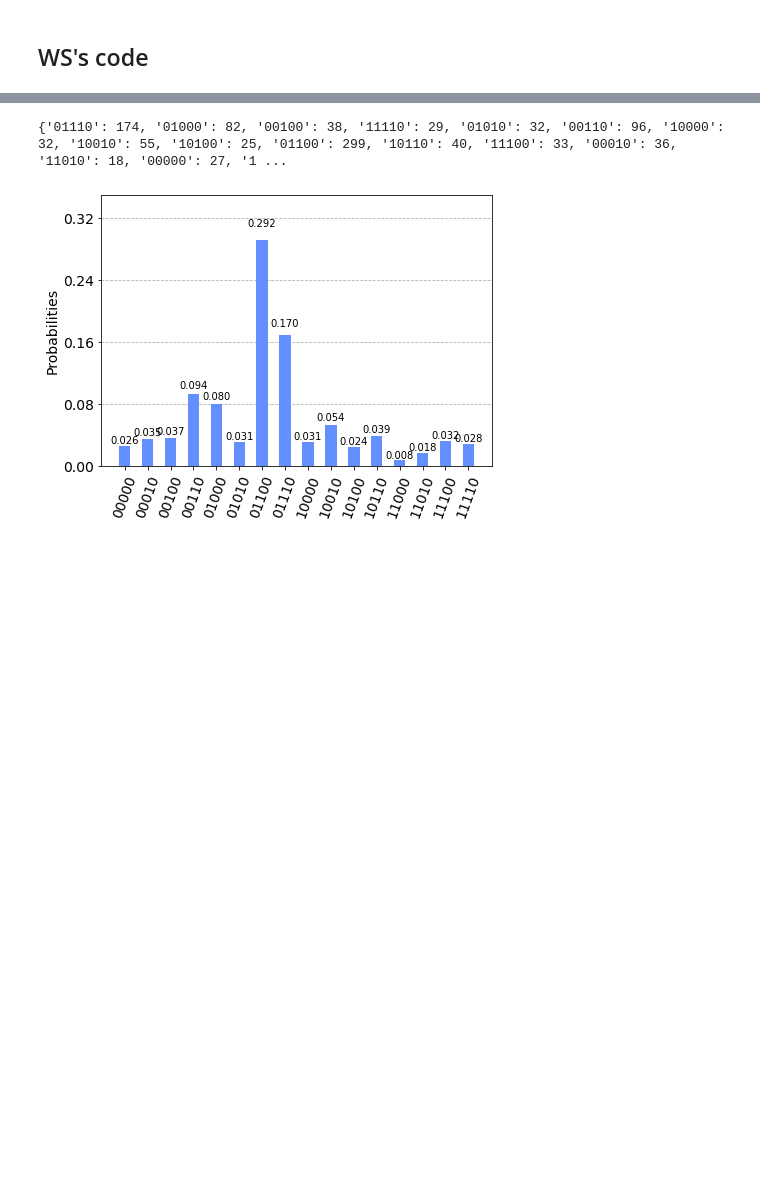
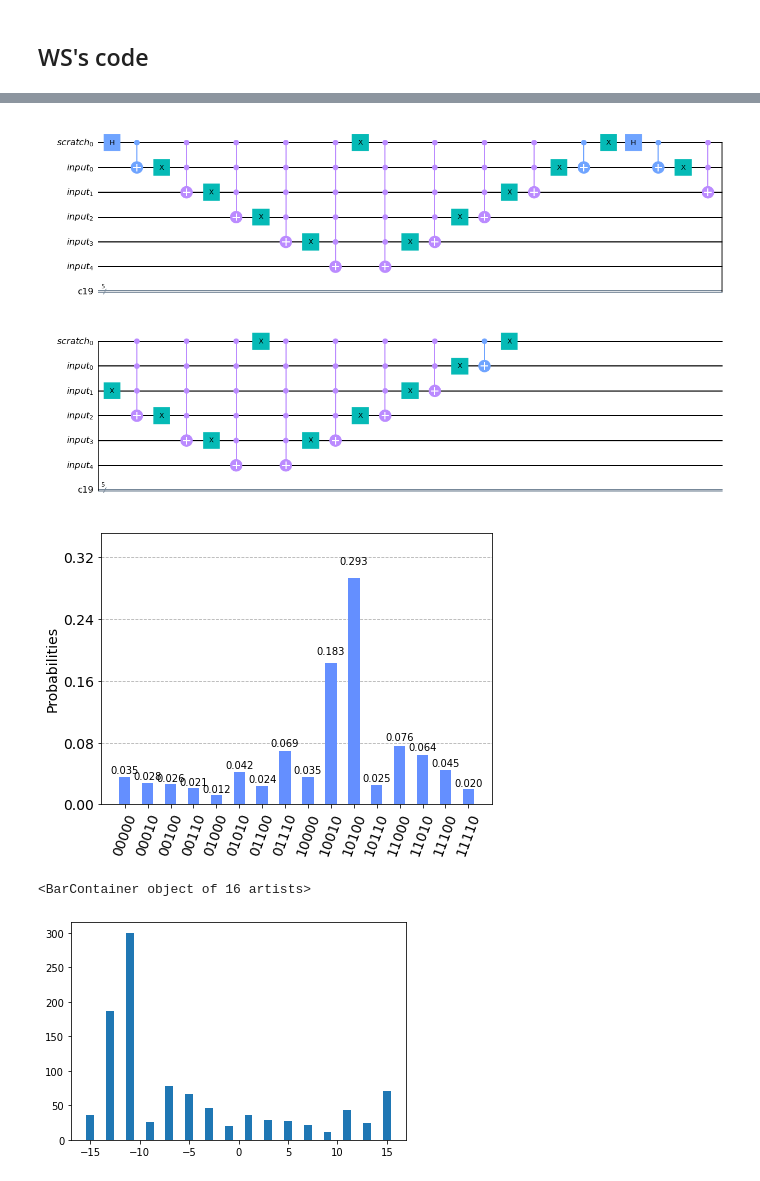
Before and after one commit to wslu42/QCHack_walkwPhase, a Jupyter notebook: quantum_walk_wsLu.ipynb, the cells around one changed output, grey strips where cells are left out. Drawn from its saved outputs; the diff is of its cells as text; code cells hidden in the pictures; blank space fills up the shorter version.

```diff
--- a/quantum_walk_wsLu.ipynb
+++ b/quantum_walk_wsLu.ipynb
@@ -383,9 +386,64 @@ plot_histogram(job)
-# %%
-# plot random generator probability distribution
-backend = BasicAer.get_backend("qasm_simulator")
-job=execute(qc,backend=backend).result().get_counts()
-print(job)
-plot_histogram(job)
-# %% [output]
-{'01110': 174, '01000': 82, '00100': 38, '11110': 29, '01010': 32, '00110': 96, '10000': 32, '10010': 55, '10100': 25, '01100': 299, '10110': 40, '11100': 33, '00010': 36, '11010': 18, '00000': 27, '1 ...
-[figure, removed]
+# %%
+from qiskit import QuantumRegister, ClassicalRegister, QuantumCircuit, BasicAer, IBMQ, execute
+from qiskit.tools.visualization import plot_histogram
+import matplotlib.pyplot as plt
+%matplotlib inline
+
+Co = 1
+Re = 5*Co
+
+QrC = QuantumRegister(Co, 'scratch')
+QrR = QuantumRegister(Re, 'input')
+Cr = ClassicalRegister(Re)
+
+qc = QuantumCircuit(QrC,QrR,Cr)
+
+for i in range(20):
+    qc.h(QrC[0])
+    qc.cx(QrC[0],QrR[0])
+    qc.x(QrR[0])
+    qc.ccx(QrC[0],QrR[0],QrR[1])
+    qc.x(QrR[1])
+    qc.mcx([QrC[0],QrR[0],QrR[1]],QrR[2])
+    qc.x(QrR[2])
+    qc.mcx([QrC[0],QrR[0],QrR[1],QrR[2]],QrR[3])
+    qc.x(QrR[3])
+    qc.mcx([QrC[0],QrR[0],QrR[1],QrR[2],QrR[3]],QrR[4])
+    qc.x(QrC[0])
+    qc.mcx([QrC[0],QrR[0],QrR[1],QrR[2],QrR[3]],QrR[4])
+    qc.x(QrR[3])
+    qc.mcx([QrC[0],QrR[0],QrR[1],QrR[2]],QrR[3])
+    qc.x(QrR[2])
+    qc.mcx([QrC[0],QrR[0],QrR[1]],QrR[2])
+    qc.x(QrR[1])
+    qc.ccx(QrC[0],QrR[0],QrR[1])
+    qc.x(QrR[0])
+    qc.cx(QrC[0],QrR[0])
+
+    qc.x(QrC[0])
+
+    if i==1:
+        display(qc.draw(output='mpl'))
+
+qc.measure(QrR,Cr)
+
+backend = BasicAer.get_backend("qasm_simulator")
+job=execute(qc,backend=backend).result().get_counts()
+display(plot_histogram(job))
+
+# plot random generator probability distribution
+xlst,ylst = [],[]
+for i in job:
+    val = int(i,2)
+    if val>15 :
+        xlst += [val-32+1]
+    else:
+        xlst += [val+1]
+    ylst +=[job[i]]
+f,ax=plt.subplots()
+ax.bar(xlst,ylst)
+# %% [output]
+[figure, added]
+[figure, added]
+<BarContainer object of 16 artists>
+[figure, added]
```
Also changed, not shown: parts of 3 cells of this notebook.
